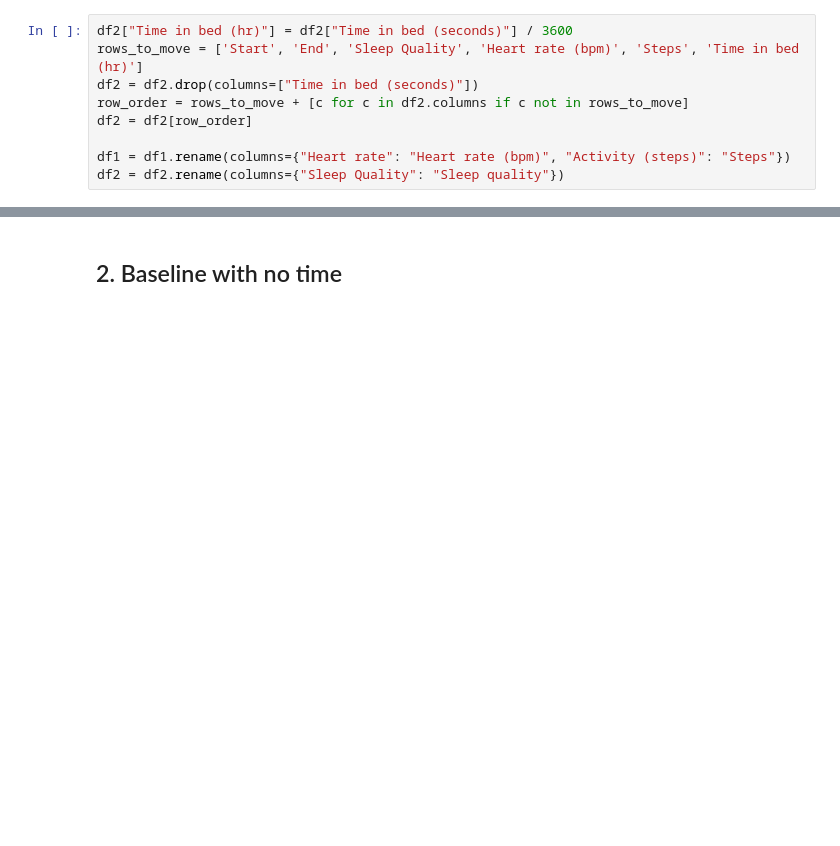
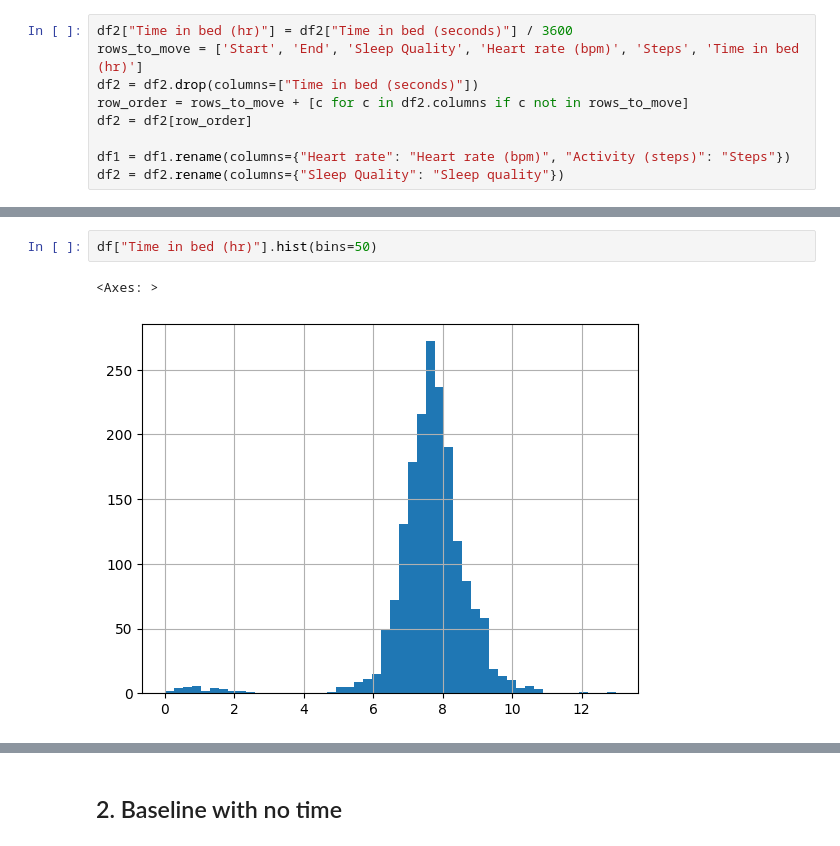
Before and after one commit to ricd99/endToEndML, a Jupyter notebook: notebooks/EDA_clean.ipynb, the cells around one changed output, grey strips where cells are left out. Cells and saved outputs as stored; diff of their text form; blank space fills up the shorter version.

```diff
--- a/notebooks/EDA_clean.ipynb
+++ b/notebooks/EDA_clean.ipynb
@@ -105 +146,6 @@ dtypes: datetime64[ns](2), float64(8), int64(1), object(8)
 memory usage: 268.5+ KB
+# %%
+df["Time in bed (hr)"].hist(bins=50)
+# %% [output]
+<Axes: >
+[figure, added]
```
Also changed, not shown: parts of 29 cells of this notebook, 1 other file.
